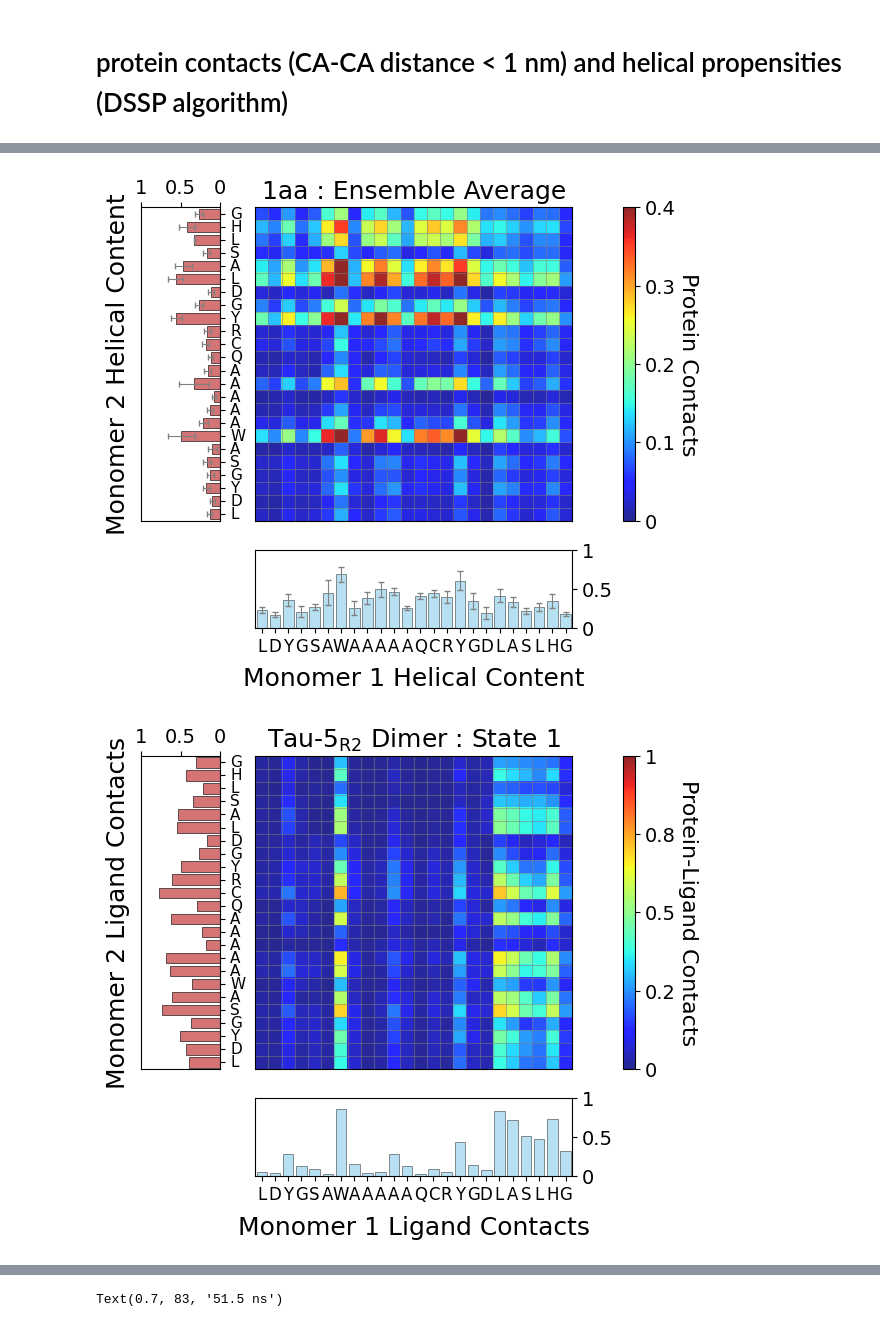
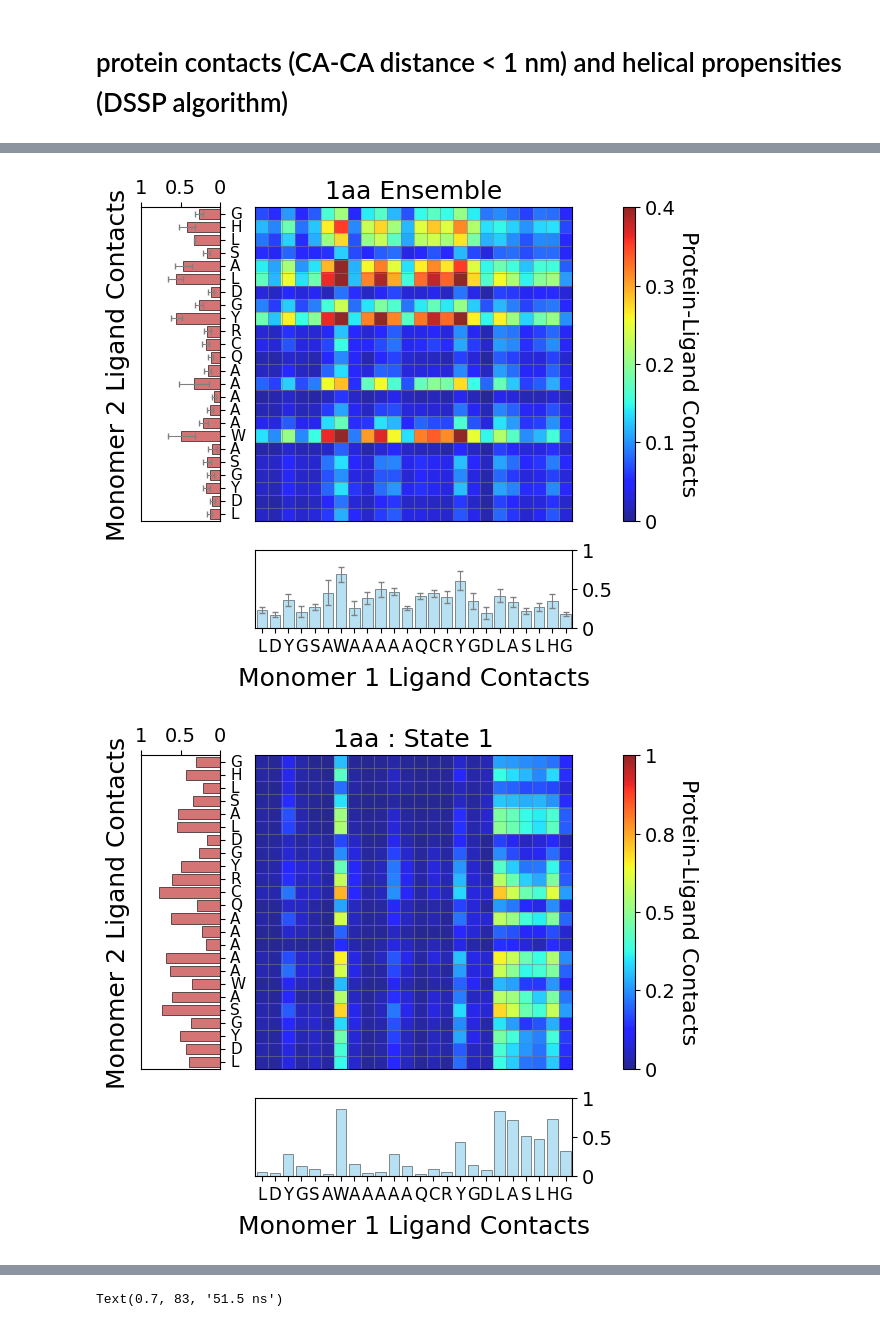
Before and after one commit to tommysisk/tommy_dimer_repo, a Jupyter notebook: 1AA.ipynb, the cells around one changed output, grey strips where cells are left out. Cells and saved outputs as stored; diff of their text form; code cells hidden in the pictures.

```diff
--- a/1AA.ipynb
+++ b/1AA.ipynb
@@ -404,11 +404,12 @@ all possible acceptor atoms
 # %% [markdown]
  # Ligand Interactions plot
 # %%
-fig, ax = plt.subplots(1, 1, figsize=(6, 2))
+fig, ax = plt.subplots(1, 1, figsize=(6, 2.5))
 mu, err = monomer_aggr_stats(hphob_contacts, lower_upper=True)
+scale = 1.5
 lineplot1D(mu,
            color='olivedrab', fill_color='olivedrab', fill_alpha=.4,
-           label='Hydrophobic Contacts', ax=ax, y1=err[0], y2=err[1])
+           label='Hydrophobic Contacts', ax=ax, y1=err[0], y2=err[1], font_scale=scale)
 
 
 mu, err = monomer_aggr_stats(hbonds, lower_upper=True)
@@ -422,7 +423,7 @@ lineplot1D(mu,
          lw=1.8,
          y1=err[0],
          y2=err[1],
-         legend=False
+         font_scale=scale
         )
 
 mu, err = monomer_aggr_stats(stacking, lower_upper=True, fill_bool=aro_bool)
@@ -440,11 +441,12 @@ lineplot1D(mu,
          xticks=codes[:24],
          xticks_rotation=0,
          title=f'{labels[1+index]} Ligand Interactions',
-         legend=False
+         font_scale=scale
         )
 
 ax.set_ylim(0, .65)
 #ax.grid(which='major', visible=True, axis='y')
 ax.grid(which='major', color='black', linestyle='-', linewidth=0.8, axis='both', alpha=.1)
-fig.legend(bbox_to_anchor=[1.3, .9])
+#ax.legend()
+fig.savefig(f'{paths[2]}/ligand_interactions.png', dpi=1000, bbox_inches='tight')
 # %% [output]
@@ -543,7 +586,7 @@ build_matrix_boxplot_grid(ca_distances.matrix(contacts=True, cut_off=1).mean(0).
                           bottom_errors=dssp_error[0],
                           left_errors=dssp_error[1],
                           cmap='jet',
-                          title=f'{label} : Ensemble Average',
+                          title=f'{label} Ensemble',
                           bottom_title='Monomer 1 Helical Content',
                           vmin=0,
                           vmax=.3,
@@ -551,8 +594,8 @@ build_matrix_boxplot_grid(ca_distances.matrix(contacts=True, cut_off=1).mean(0).
                           left_title='Monomer 2 Helical Content',
                           cbar_label='Protein Contacts',
                           ticks=codes,
-                          ecolor='gray'
-                          #path=f'{paths[i]}/protein_protein_helix_ensemble_same_bounds.png'
+                          ecolor='gray',
+                          path=f'{paths[-1]}/protein_protein_helix_ensemble.png'
                          )
 for i, frames in enumerate(frames_cl):
     dssp_error = split(bootstrap(dssp[frames], 0.95)[1])
@@ -571,6 +614,5 @@ for i, frames in enumerate(frames_cl):
                           left_title='Monomer 2 Helical Content',
                           cbar_label='Protein Contacts',
                           ticks=codes,
-                          #path=f'{paths[i]}/protein_protein_helix_ensemble_same_bounds.png'
-                         )
+                          path=f'{paths[-1]}/protein_protein_helix_state_{i+1}.png')
 # %% [output]
@@ -588,36 +630,36 @@ for i, frames in enumerate(frames_cl):
 # %%
 
 error = split(block_error(ligand_distances.contacts(.6))[1])
 i, j = split(ligand_distances.contacts(.6))
 build_matrix_boxplot_grid((i.T @ j).T / len(i),
                           i.mean(0),
                           j.mean(0),
                           bottom_errors=error[0],
                           left_errors=error[1],
                           cmap='jet',
-                          title=f'{label} : Ensemble Average',
-                          bottom_title='Monomer 1 Helical Content',
+                          title=f'{label} Ensemble',
+                          bottom_title='Monomer 1 Ligand Contacts',
                           vmin=0,
                           vmax=.4,
                           marginal_max=1,
-                          left_title='Monomer 2 Helical Content',
-                          cbar_label='Protein Contacts',
+                          left_title='Monomer 2 Ligand Contacts',
+                          cbar_label='Protein-Ligand Contacts',
                           ticks=codes,
-                          ecolor='gray'
-                          #path=f'{paths[i]}/protein_protein_helix_ensemble_same_bounds.png'
+                          ecolor='gray',
+                          path=f'{paths[-1]}/ligand_contacts_ensemble.png'
                          )
 
 for k, frames in enumerate(frames_cl):
     i, j = split(ligand_distances.contacts(.6)[frames])
     build_matrix_boxplot_grid(matrix=(i.T @ j).T / len(frames),
                               bottom_values=i.mean(0),
                               left_values=j.mean(0),
-                              cmap='jet', title=fr'Tau-5$_{{R2}}$ Dimer : State {k+1}',
+                              cmap='jet',
+                              title=f'{label} : State {k+1}',
                               bottom_title='Monomer 1 Ligand Contacts', vmin=0, vmax=1,
                               left_title='Monomer 2 Ligand Contacts',ticks=codes,
                               cbar_label='Protein-Ligand Contacts',
-                              #path=f'{paths[1]}/protein_ligand_state_{k+1}.png'
-                             )
+                              path=f'{paths[-1]}/ligand_contacts_state_{k+1}.png')
 # %% [output]
-[figure, old version]
+[figure, new version]
-[figure, old version]
+[figure, new version]
```
Also changed, not shown: parts of 7 cells of this notebook, 2 other files.
